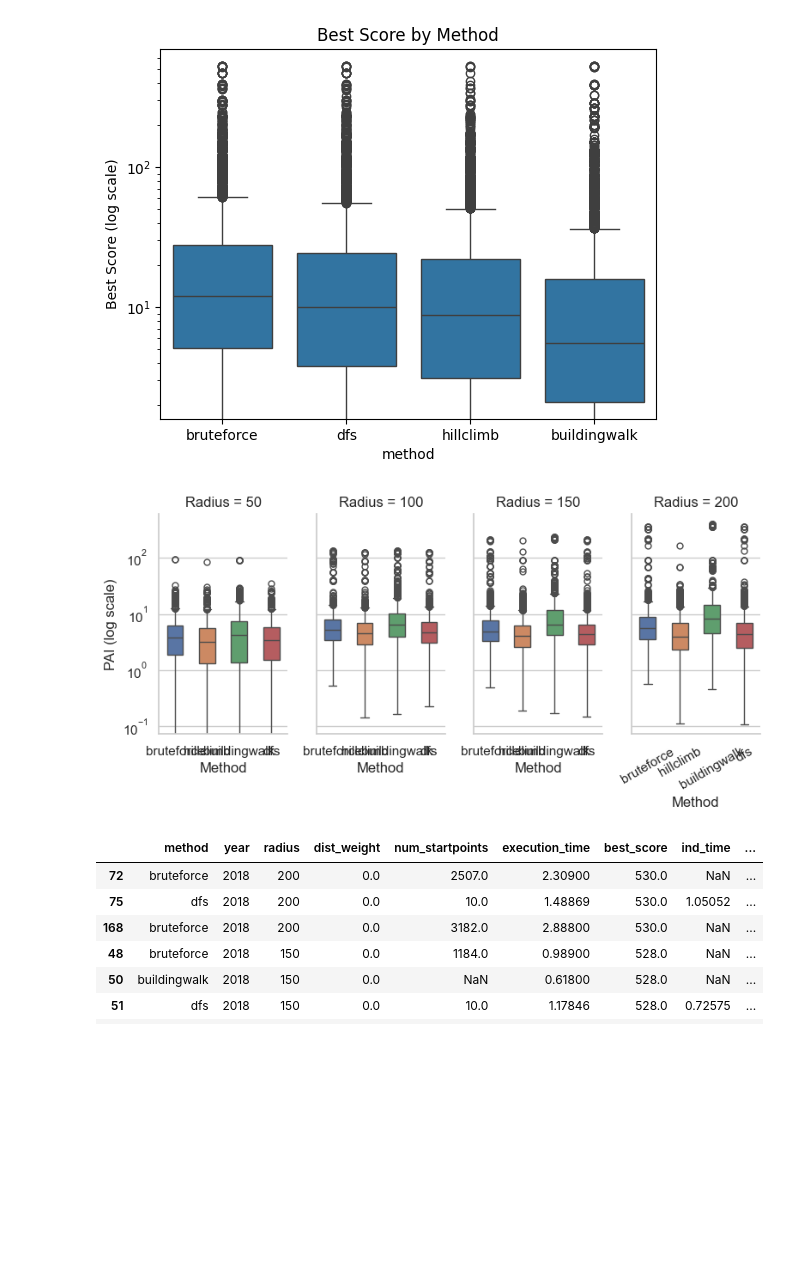
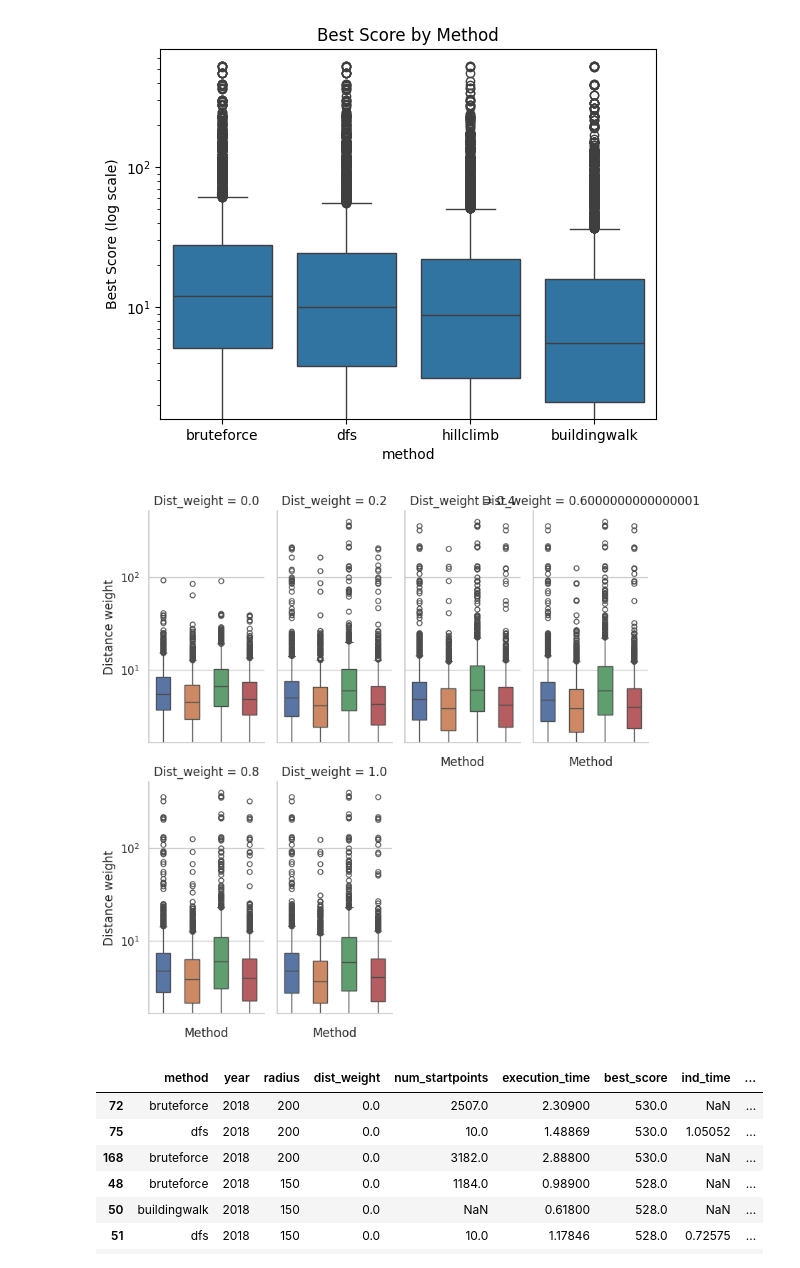
Before and after one commit to lewenhagen/AI_Enhanced_Method_for_Improved_CCTV_Camera_Placement, a Jupyter notebook: notebook.ipynb, the cells around one changed output. Cells and saved outputs as stored; diff of their text form; code cells hidden in the pictures; blank space fills up the shorter version.

```diff
--- a/notebook.ipynb
+++ b/notebook.ipynb
@@ -76,29 +80,30 @@ plt.show()
 # %%
 # PAI, One for each method
 sns.set(style="whitegrid")
 
 g = sns.catplot(
     data=df,
     x="method",
     y="pai",
-    col="radius",
+    col="dist_weight",
     kind="box",
     col_wrap=4,
     height=4,
     sharey=True,
     width=0.5,
     aspect=0.5,
     hue="method",
 )
 
 g.set(yscale="log")
-g.set_titles("Radius = {col_name}")
-g.set_axis_labels("Method", "PAI (log scale)")
-plt.xticks(rotation=30)
+g.set_titles("Dist_weight = {col_name}")
+g.set_axis_labels("Method", "Distance weight")
+# plt.xticks(rotation=30)
+g.set_xticklabels(rotation=90)
 plt.tight_layout()
 plt.show()
 # %% [output]
-[figure, old version]
+[figure, new version]
 # %%
 df.nlargest(10, "best_score")
 df.nlargest(10, "pai")
```
Also changed, not shown: parts of 4 cells of this notebook, 12 other files.
